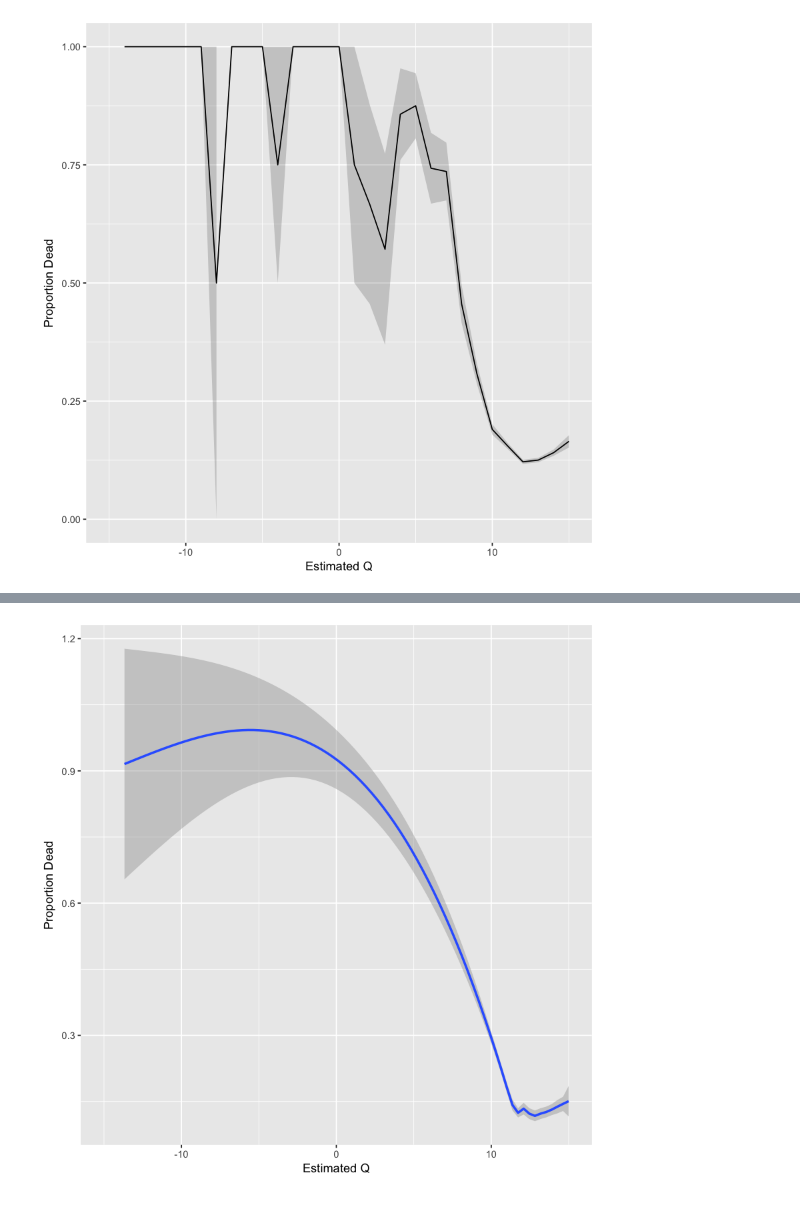
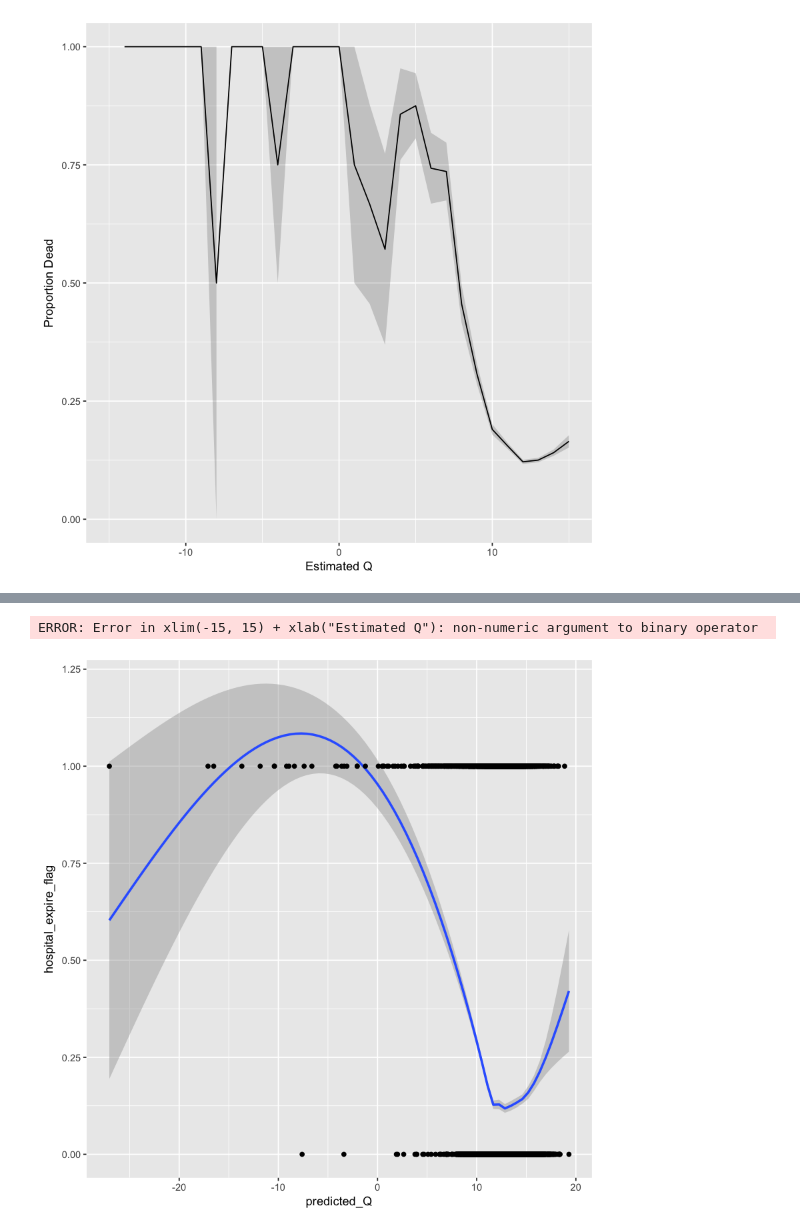
Before and after one commit to spfohl/cs238_sepsis_rl, a Jupyter notebook: src/mortality_plot.ipynb, the cells around one changed output, grey strips where cells are left out. Cells and saved outputs as stored; diff of their text form; code cells hidden in the pictures.

Commit message:
mortality plots

```diff
--- a/src/mortality_plot.ipynb
+++ b/src/mortality_plot.ipynb
@@ -55,7 +65,8 @@ Warning message:
 df %>%
                 ggplot(aes(predicted_Q,
                             hospital_expire_flag)) +
-                geom_smooth() +
+                geom_smooth(span = 0.1) +
+                geom_point()
                 xlim(-15, 15) +
                 xlab('Estimated Q') +
                 ylab('Proportion Dead')
@@ -66 +75,2 @@ Warning message:
+ERROR: Error in xlim(-15, 15) + xlab("Estimated Q"): non-numeric argument to binary operator
-[figure, old version]
+[figure, new version]
```
Also changed, not shown: parts of 11 cells of this notebook.
